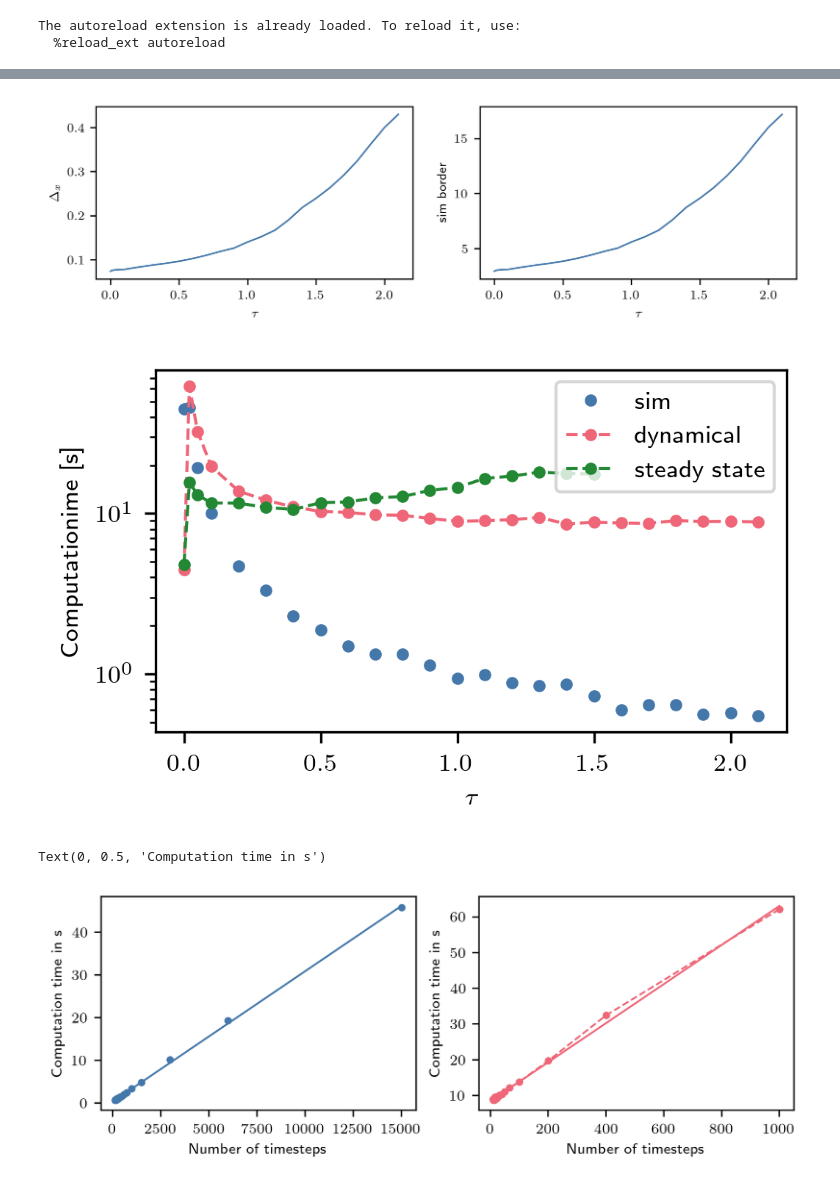
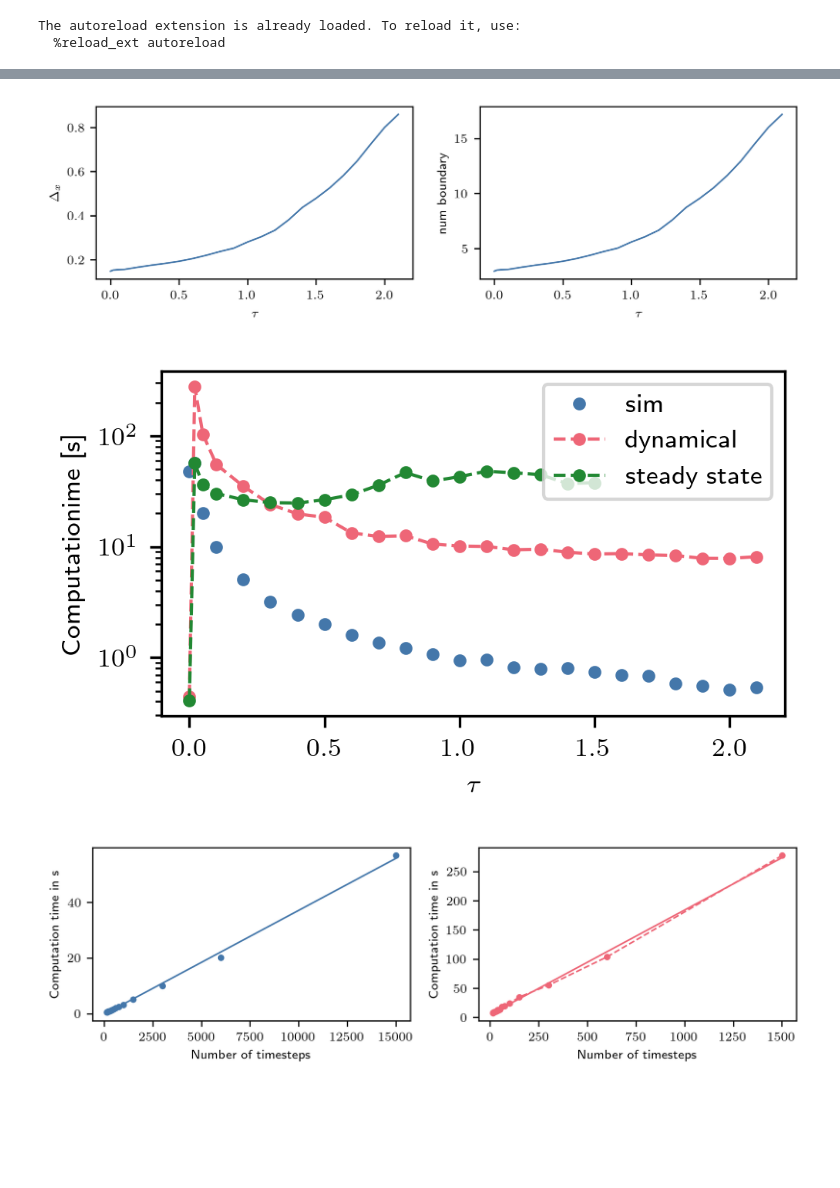
Before and after one commit to NilsToAn/overdampedDelayHarmonicOscillator, a Jupyter notebook: paper/variance_x2.ipynb, the cells around one changed output, grey strips where cells are left out. Saved outputs shown, nothing was run; the diff lists cells and outputs as text; code cells hidden in the pictures; blank space fills up the shorter version.

```diff
--- a/paper/variance_x2.ipynb
+++ b/paper/variance_x2.ipynb
@@ -39,8 +42,8 @@ np.random.seed(42)
 s = 1
 D = s**2 / 2
 max_t = 10
-ntau = 2  # 2 #3
-N_x = 101  # 61 #81 #41
+ntau = 3  # 2 #3
+N_x = 41  # 61 #81 #41
 eq_perc = 0.75
 hist_sigma = 4
 avg_part = 4
@@ -333,11 +334,11 @@ axs[0].set_ylabel(r"$\Delta_x$")
 
 axs[1].plot(ltaus, sbs)
 axs[1].set_xlabel(r"$\tau$")
-axs[1].set_ylabel(r"sim border")
+axs[1].set_ylabel(r"num boundary")
 
 plt.tight_layout()
 # %% [output]
-[figure, old version]
+[figure, new version]
 # %%
 plt.plot(ltaus, sim_timings, **sim_plt_set)
 plt.plot(ltaus, num_timings, **num_plt_set)
@@ -348,29 +349,30 @@ plt.yscale("log")
 plt.tight_layout()
 plt.ylabel("Computationime [s]")
 plt.xlabel(r"$\tau$")
+plt.tight_layout()
 if with_legend:
-    plt.savefig(f"graphics/timing_{force}_Nx{N_x}_Nt{ntau}.pdf")
+    plt.savefig(f"graphics/additional/timing_{force}_Nx{N_x}_Nt{ntau}.pdf")
 # %% [output]
-[figure, old version]
+[figure, new version]
 # %%
 sim_m, sim_b = np.polyfit(sim_N_t_s[1:], sim_timings[1:], deg=1)
 num_m, num_b = np.polyfit(num_N_t_s[1:], num_timings[1:], deg=1)
 
 
 plt.figure(figsize=(two_col, std_height))
 plt.subplot(121)
 plt.plot(sim_N_t_s[1:], sim_timings[1:], **sim_plt_set)
 plt.plot(sim_N_t_s[1:], sim_m * sim_N_t_s[1:] + sim_b)
 plt.xlabel('Number of timesteps')
 plt.ylabel('Computation time in s')
 plt.subplot(122)
 plt.plot(num_N_t_s[1:], num_timings[1:], **num_plt_set)
 plt.plot(num_N_t_s[1:], num_m * num_N_t_s[1:] + num_b, color="C1")
 plt.xlabel('Number of timesteps')
 plt.ylabel('Computation time in s')
+plt.tight_layout()
 # %% [output]
-Text(0, 0.5, 'Computation time in s')
-[figure, old version]
+[figure, new version]
 # %%
 timing_all = [
     round(sim_b, 3),
```
Also changed, not shown: parts of 7 cells of this notebook, 28 other files.
